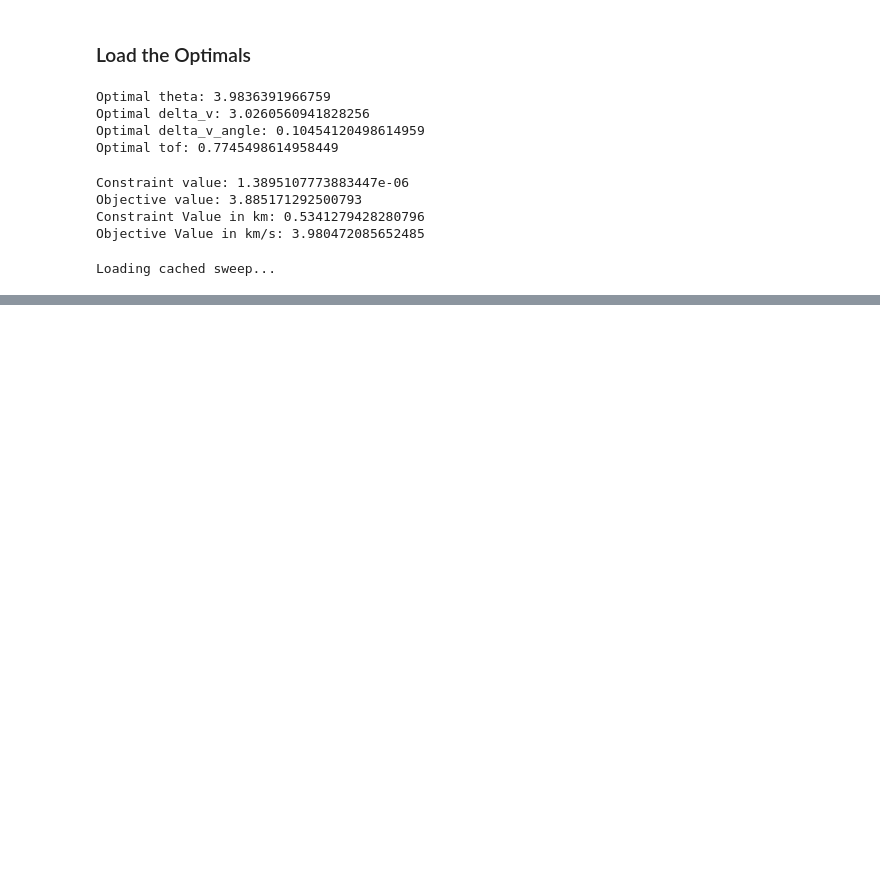
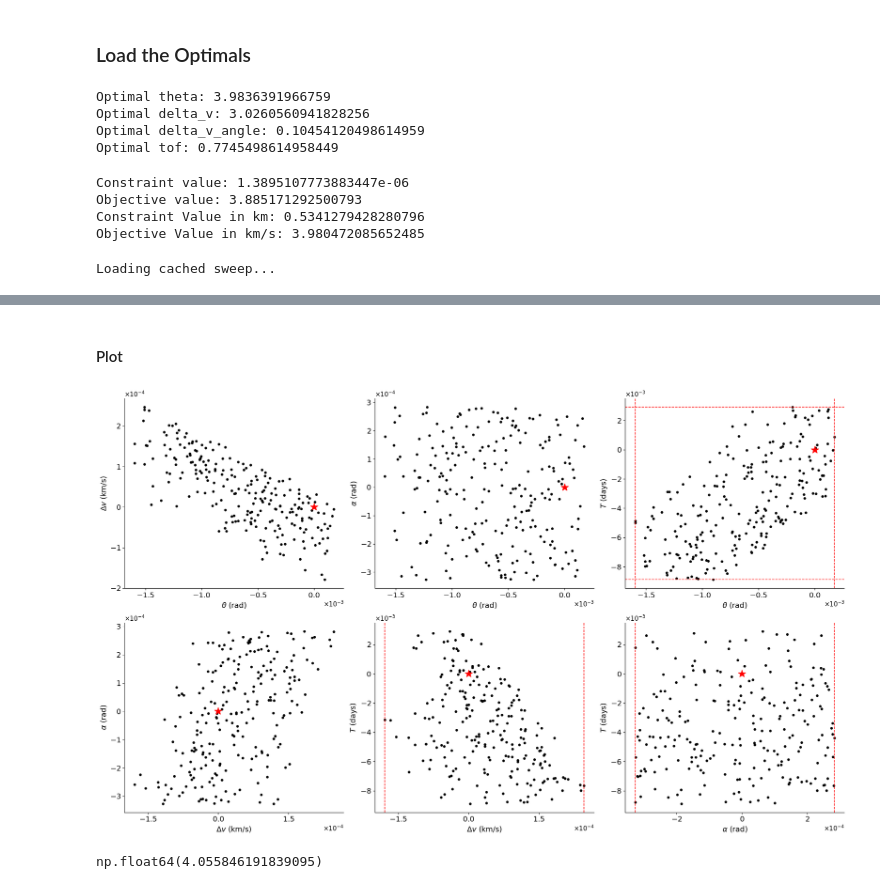
Before and after one commit to samcoulthurst/TrajectoryOptimizer, a Jupyter notebook: notebooks/sensitivites_4d.ipynb, the cells around one changed output, grey strips where cells are left out. Drawn from its saved outputs; the diff is of its cells as text; code cells hidden in the pictures; blank space fills up the shorter version.

```diff
--- a/notebooks/sensitivites_4d.ipynb
+++ b/notebooks/sensitivites_4d.ipynb
@@ -94,0 +210,10 @@ Optimal solution from sweep:
+# %% [markdown]
+#### Plot
+# %%
+error_results, fig2 = analyse_sweep_filtered(results, em)
+# %% [output]
+[figure, added]
+# %%
+optimal2['total_delta_v'] * 1.05
+# %% [output]
+np.float64(4.055846191839095)
```
Also changed, not shown: parts of 4 cells of this notebook, 1 other file.
